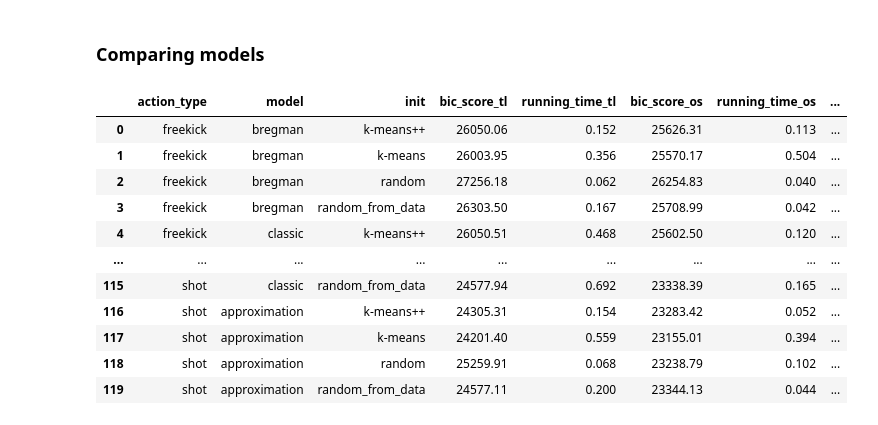
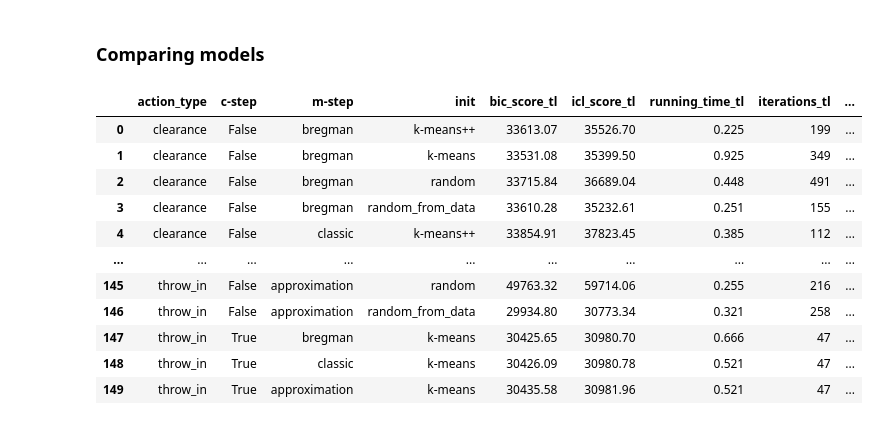
Before and after one commit to Joaquin-Garay/soccer-infogeo, a Jupyter notebook: 05-experiment.ipynb, the cells around one changed output. Drawn from its saved outputs; the diff is of its cells as text; code cells hidden in the pictures.

```diff
--- a/05-experiment.ipynb
+++ b/05-experiment.ipynb
@@ -56,6 +53,6 @@ There are 10 action types that are to be clustered using Gaussian mixture distri
 # select actions type to run location soft clustering
 # shot penalty has always the same starting point
 no_dir_action_types = set(actions[actions["angle"] == 0.0]["type_name"])
-action_types = set(actions["type_name"]) - no_dir_action_types - {"shot_penalty"}
+action_types = sorted(set(actions["type_name"]) - no_dir_action_types - {"shot_penalty"})
 action_types
 # %% [output]
@@ -174,7 +189,14 @@ for action_type in action_types:
 # %%
-optimal_loc_K = {
-    f"{action_type}": group.loc[group["bic_score"].idxmin(), "cluster_nbr"]
-    for action_type, group in loc_scores_filtered.groupby("action_type")
+opt_loc_K_EM = {
+    f"{action_type}": group.loc[group["bic"].idxmin(), "cluster_nbr"]
+    for action_type, group in loc_scores[loc_scores["c_step"] == False].groupby("action_type")
 }
-optimal_loc_K
+opt_loc_K_CEM = {
+    f"{action_type}": group.loc[group["completed_bic"].idxmin(), "cluster_nbr"]
+    for action_type, group in loc_scores[loc_scores["c_step"] == True].groupby("action_type")
+}
+print("Standard EM")
+print(opt_loc_K_EM)
+print("Classification EM")
+print(opt_loc_K_CEM)
 # %% [output]
@@ -236,4 +267,5 @@ MixtureModel(n_components=5)
 # %%
 for action_type in action_types:
-    vis.show_location_model(loc_models[action_type], figsize=4, title=action_type)
+    vis.show_location_model(loc_models[f"{action_type}_c=1"], figsize=4, title=f"{action_type} - Classification EM")
+    vis.show_location_model(loc_models[f"{action_type}_c=0"], figsize=4, title=f"{action_type} - Standard EM")
 # %% [output]
@@ -407,45 +449,54 @@ one_shot_results
 ### Comparing models
 # %%
 compare = two_layer_results.merge(one_shot_results,
-                                  on=["action_type", "model", "init"],
+                                  on=["action_type", "c-step", "m-step","init"],
                                   suffixes=("_tl", "_os"))  #os: one-shot, tl: two-layer
 
 cond = [
-    (compare["model"] == "bregman") & (compare["init"] == "k-means"),
-    (compare["model"] == "bregman") & (compare["init"] == "k-means++"),
-    (compare["model"] == "bregman") & (compare["init"] == "random_from_data"),
-    (compare["model"] == "bregman") & (compare["init"] == "random"),
+    (compare["c-step"] == False) & (compare["m-step"] == "bregman") & (compare["init"] == "k-means"),
+    (compare["c-step"] == False) & (compare["m-step"] == "bregman") & (compare["init"] == "k-means++"),
+    (compare["c-step"] == False) & (compare["m-step"] == "bregman") & (compare["init"] == "random_from_data"),
+    (compare["c-step"] == False) & (compare["m-step"] == "bregman") & (compare["init"] == "random"),
 
-    (compare["model"] == "classic") & (compare["init"] == "k-means"),
-    (compare["model"] == "classic") & (compare["init"] == "k-means++"),
-    (compare["model"] == "classic") & (compare["init"] == "random_from_data"),
-    (compare["model"] == "classic") & (compare["init"] == "random"),
+    (compare["c-step"] == False) & (compare["m-step"] == "classic") & (compare["init"] == "k-means"),
+    (compare["c-step"] == False) & (compare["m-step"] == "classic") & (compare["init"] == "k-means++"),
+    (compare["c-step"] == False) & (compare["m-step"] == "classic") & (compare["init"] == "random_from_data"),
+    (compare["c-step"] == False) & (compare["m-step"] == "classic") & (compare["init"] == "random"),
 
-    (compare["model"] == "approximation") & (compare["init"] == "k-means"),
-    (compare["model"] == "approximation") & (compare["init"] == "k-means++"),
-    (compare["model"] == "approximation") & (compare["init"] == "random_from_data"),
-    (compare["model"] == "approximation") & (compare["init"] == "random"),
+    (compare["c-step"] == False) & (compare["m-step"] == "approximation") & (compare["init"] == "k-means"),
+    (compare["c-step"] == False) & (compare["m-step"] == "approximation") & (compare["init"] == "k-means++"),
+    (compare["c-step"] == False) & (compare["m-step"] == "approximation") & (compare["init"] == "random_from_data"),
+    (compare["c-step"] == False) & (compare["m-step"] == "approximation") & (compare["init"] == "random"),
+
+    (compare["c-step"] == True) & (compare["m-step"] == "bregman") & (compare["init"] == "k-means"),
+    (compare["c-step"] == True) & (compare["m-step"] == "classic") & (compare["init"] == "k-means"),
+    (compare["c-step"] == True) & (compare["m-step"] == "approximation") & (compare["init"] == "k-means"),
+
 ]
+
 choice = ["B. k-Means", "B. k-Means++", "B. RandData", "B. Random",
           "C. k-Means", "C. k-Means++", "C. RandData", "C. Random",
-          "A. k-Means", "A. k-Means++", "A. RandData", "A. Random"]
+          "A. k-Means", "A. k-Means++", "A. RandData", "A. Random",
+          "B. CEM", "C. CEM", "A. CEM"]
+
 compare["short_name"] = np.select(cond, choice, default='NA')
 
 compare["bic_diff"] = compare["bic_score_tl"] - compare["bic_score_os"]
+compare["icl_diff"] = compare["icl_score_tl"] - compare["icl_score_os"]
 compare["runtime_diff"] = compare["running_time_tl"] - compare["running_time_os"]
 # Negative diff means two-layer is better
 
 compare
 # %% [output]
-|  | action_type | model | init | bic_score_tl | running_time_tl | bic_score_os | running_time_os | ... |
-| 0 | freekick | bregman | k-means++ | 26050.06 | 0.152 | 25626.31 | 0.113 | ... |
-| 1 | freekick | bregman | k-means | 26003.95 | 0.356 | 25570.17 | 0.504 | ... |
-| 2 | freekick | bregman | random | 27256.18 | 0.062 | 26254.83 | 0.040 | ... |
-| 3 | freekick | bregman | random_from_data | 26303.50 | 0.167 | 25708.99 | 0.042 | ... |
-| 4 | freekick | classic | k-means++ | 26050.51 | 0.468 | 25602.50 | 0.120 | ... |
-| ... | ... | ... | ... | ... | ... | ... | ... | ... |
-| 115 | shot | classic | random_from_data | 24577.94 | 0.692 | 23338.39 | 0.165 | ... |
-| 116 | shot | approximation | k-means++ | 24305.31 | 0.154 | 23283.42 | 0.052 | ... |
-| 117 | shot | approximation | k-means | 24201.40 | 0.559 | 23155.01 | 0.394 | ... |
-| 118 | shot | approximation | random | 25259.91 | 0.068 | 23238.79 | 0.102 | ... |
-| 119 | shot | approximation | random_from_data | 24577.11 | 0.200 | 23344.13 | 0.044 | ... |
+|  | action_type | c-step | m-step | init | bic_score_tl | icl_score_tl | running_time_tl | iterations_tl | ... |
+| 0 | clearance | False | bregman | k-means++ | 33613.07 | 35526.70 | 0.225 | 199 | ... |
+| 1 | clearance | False | bregman | k-means | 33531.08 | 35399.50 | 0.925 | 349 | ... |
+| 2 | clearance | False | bregman | random | 33715.84 | 36689.04 | 0.448 | 491 | ... |
+| 3 | clearance | False | bregman | random_from_data | 33610.28 | 35232.61 | 0.251 | 155 | ... |
+| 4 | clearance | False | classic | k-means++ | 33854.91 | 37823.45 | 0.385 | 112 | ... |
+| ... | ... | ... | ... | ... | ... | ... | ... | ... | ... |
+| 145 | throw_in | False | approximation | random | 49763.32 | 59714.06 | 0.255 | 216 | ... |
+| 146 | throw_in | False | approximation | random_from_data | 29934.80 | 30773.34 | 0.321 | 258 | ... |
+| 147 | throw_in | True | bregman | k-means | 30425.65 | 30980.70 | 0.666 | 47 | ... |
+| 148 | throw_in | True | classic | k-means | 30426.09 | 30980.78 | 0.521 | 47 | ... |
+| 149 | throw_in | True | approximation | k-means | 30435.58 | 30981.96 | 0.521 | 47 | ... |
```
Also changed, not shown: parts of 25 cells of this notebook, 7 other files.
